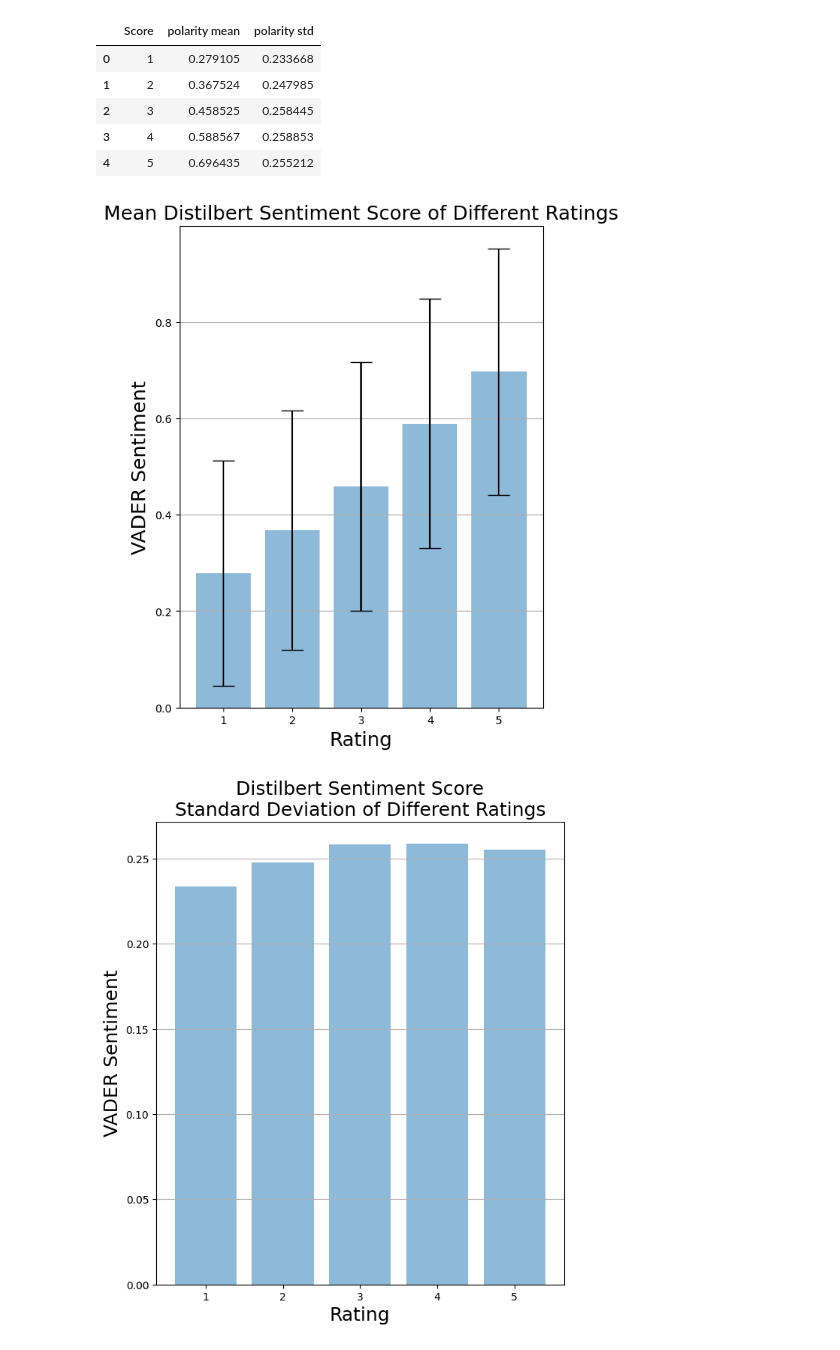
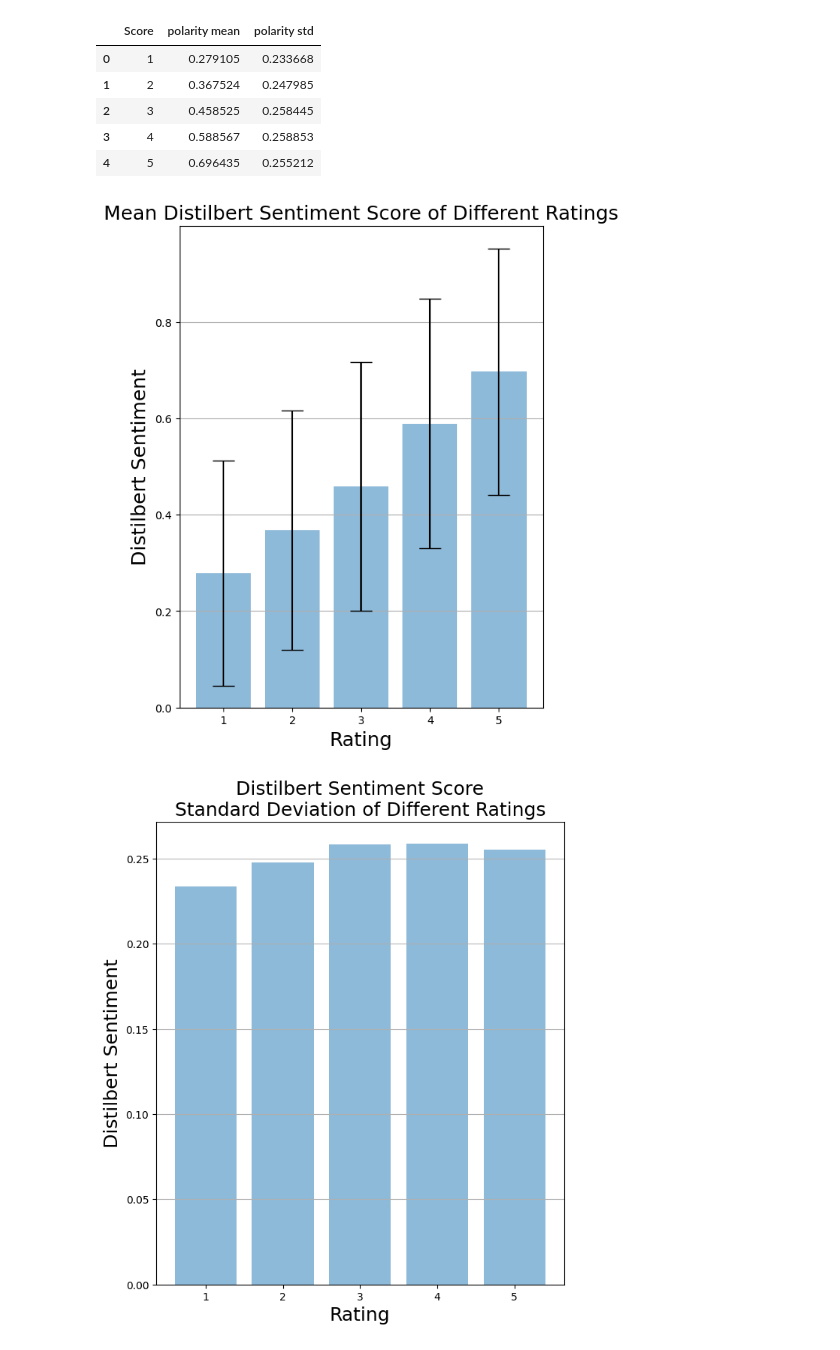
Before and after one commit to RANN9/Amazon-Review-TMEF-Project, a Jupyter notebook: sentiment_variance_final.ipynb, the cells around one changed output. Drawn from its saved outputs; the diff is of its cells as text; code cells hidden in the pictures.

```diff
--- a/sentiment_variance_final.ipynb
+++ b/sentiment_variance_final.ipynb
@@ -266,23 +266,23 @@ plt.bar(
 )
 plt.title("Mean Distilbert Sentiment Score of Different Ratings", fontsize=18)
 plt.xlabel("Rating", fontsize=18)
-plt.ylabel("VADER Sentiment", fontsize=18)
+plt.ylabel("Distilbert Sentiment", fontsize=18)
 plt.grid(axis="y")
 plt.show()
 # %% [output]
-[figure, old version]
+[figure, new version]
 # %%
 plt.figure(figsize=(7, 8))
 plt.bar(
     list(range(1, 6)),
     aggregated["polarity std"],
     align="center",
     alpha=0.5,
 )
 plt.title('Distilbert Sentiment Score\nStandard Deviation of Different Ratings', fontsize=18)
 plt.xlabel("Rating", fontsize=18)
-plt.ylabel("VADER Sentiment", fontsize=18)
+plt.ylabel("Distilbert Sentiment", fontsize=18)
 plt.grid(axis="y")
 plt.show()
 # %% [output]
-[figure, old version]
+[figure, new version]
```
Also changed, not shown: 1 other file.
